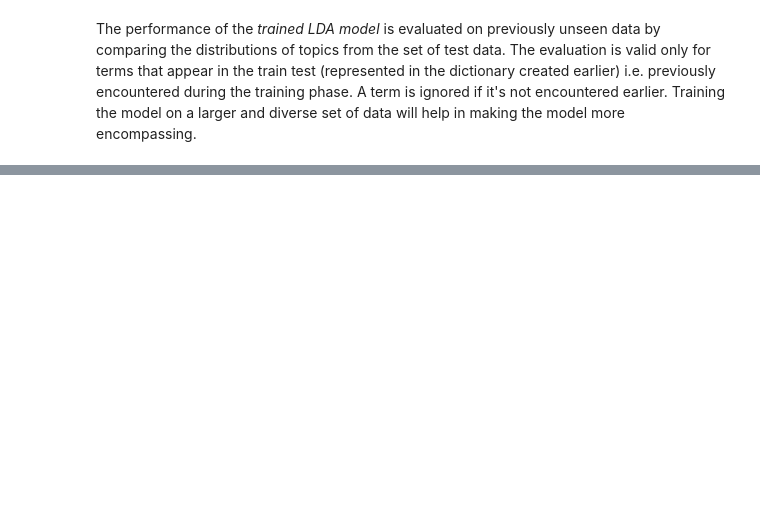
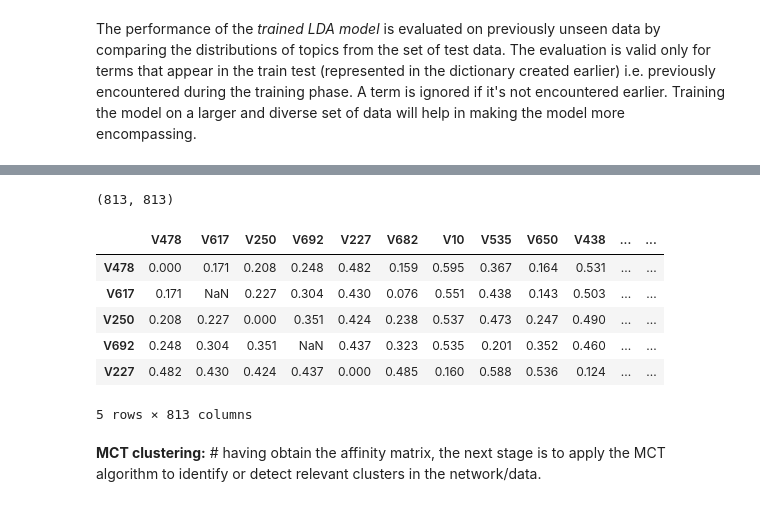
Before and after one commit to ijdutse/mct, a Jupyter notebook: MCT-textual_component.ipynb, the cells around one changed output, grey strips where cells are left out. Saved outputs shown, nothing was run; the diff lists cells and outputs as text; code cells hidden in the pictures; blank space fills up the shorter version.

```diff
--- a/MCT-textual_component.ipynb
+++ b/MCT-textual_component.ipynb
@@ -170,0 +164,8 @@ rdf.describe()
+# %%
+# construction of affinity matrix using the user IDs as columns and index and the entries based on the mean similarity
+# between pairs ... first off, empty date frame ... with columns and index based on the union of the users ...
+columns = set(df.ID)
+index = set(df.ID)
+tr_afm =pd.DataFrame(np.zeros(shape=(len(index),len(columns))),columns=columns, index=index)
+# update to the matrix is given later ...
+tr_afm.shape
@@ -477,2 +394,37 @@ dff.head(3)
+# %%
+for v1 in tr_afm.index:
+    for v2 in tr_afm.columns:
+        # convert to string, tokenise and return list of raw tokens:
+        c1=df[df.ID.values==v1].CleanTweets.str.split().tolist()[0]
+        c2=df[df.ID.values==v2].CleanTweets.str.split().tolist()[0]
+        # documents bag of words ... bow for individual document:
+        db1 = dictionary.doc2bow(c1)
+        db2 = dictionary.doc2bow(c2)
+        # topics distributions in the documents (based on the bow):
+        tdist1 = np.array([tup[1] for tup in lda.get_document_topics(bow=db1)])
+        tdist2 = np.array([tup[1] for tup in lda.get_document_topics(bow=db2)])
+        # compute similarity:
+        dsim = np.round(distance.jensenshannon(tdist1, tdist2), 3)
+        # assign or populate the affinity matrix:
+        tr_afm.loc[v1,v2]=dsim
+# save file: tr_afm.to_csv('data/affinity_matrix_of_tr.csv', index_label = False)
+tr_afm.shape
+# %%
+tr_afm.shape
+# %% [output]
+(813, 813)
+# %%
+tr_afm.head()
+# %% [output]
+|  | V478 | V617 | V250 | V692 | V227 | V682 | V10 | V535 | V650 | V438 | ... | ... |
+| V478 | 0.000 | 0.171 | 0.208 | 0.248 | 0.482 | 0.159 | 0.595 | 0.367 | 0.164 | 0.531 | ... | ... |
+| V617 | 0.171 | NaN | 0.227 | 0.304 | 0.430 | 0.076 | 0.551 | 0.438 | 0.143 | 0.503 | ... | ... |
+| V250 | 0.208 | 0.227 | 0.000 | 0.351 | 0.424 | 0.238 | 0.537 | 0.473 | 0.247 | 0.490 | ... | ... |
+| V692 | 0.248 | 0.304 | 0.351 | NaN | 0.437 | 0.323 | 0.535 | 0.201 | 0.352 | 0.460 | ... | ... |
+| V227 | 0.482 | 0.430 | 0.424 | 0.437 | 0.000 | 0.485 | 0.160 | 0.588 | 0.536 | 0.124 | ... | ... |
+5 rows × 813 columns
+# %% [markdown]
+**MCT clustering:**
+    # having obtain the affinity matrix, the next stage is to apply the MCT algorithm to identify or detect relevant clusters in the network/data.
 # %%
 ########################################################################################################################
```
Also changed, not shown: parts of 48 cells of this notebook.
